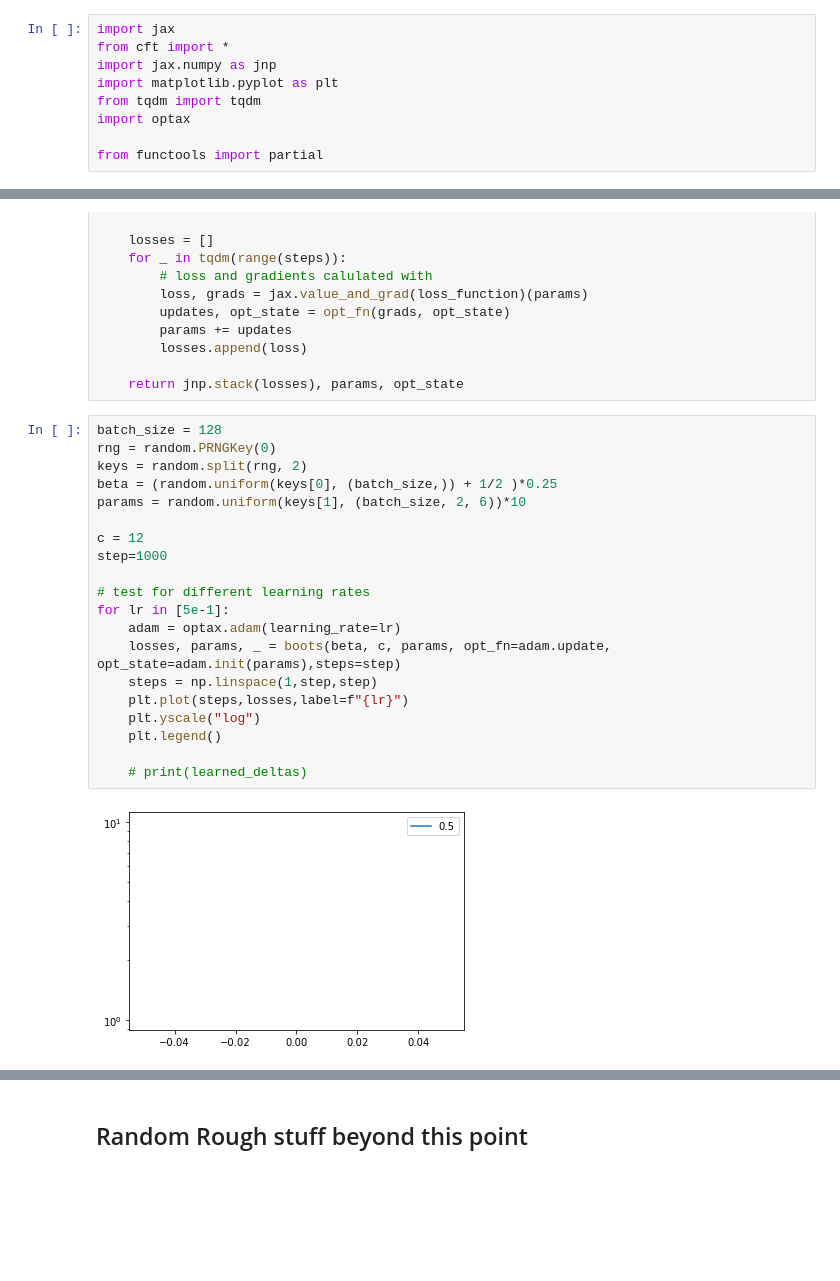
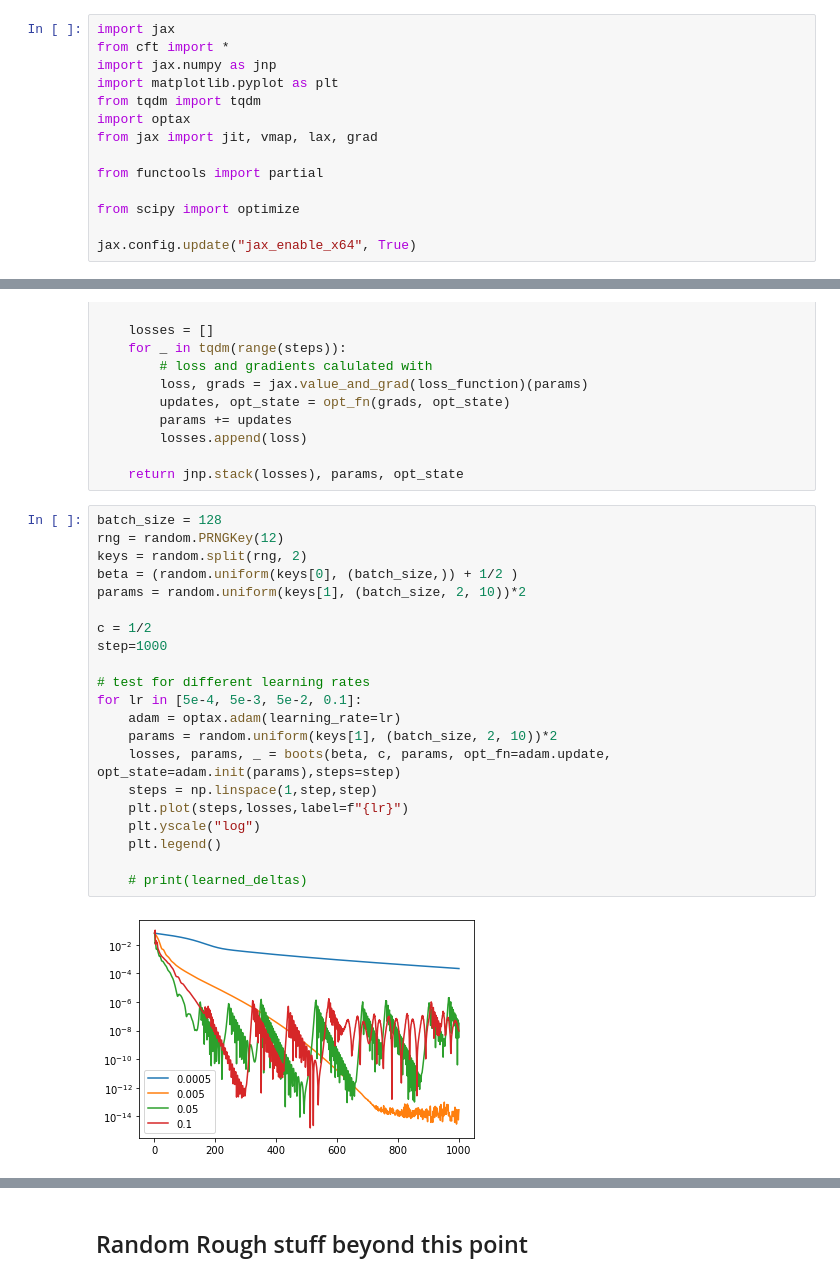
Before and after one commit to dgan181/modular-boostrap, a Jupyter notebook: boots.ipynb, the cells around one changed output, grey strips where cells are left out. Cells and saved outputs as stored; diff of their text form; blank space fills up the shorter version.

```diff
--- a/boots.ipynb
+++ b/boots.ipynb
@@ -5,8 +5,13 @@ import jax.numpy as jnp
 import matplotlib.pyplot as plt
 from tqdm import tqdm
 import optax
+from jax import jit, vmap, lax, grad
 
 from functools import partial
+
+from scipy import optimize
+
+jax.config.update("jax_enable_x64", True)
 # %%
 def boots(beta,c, params, opt_fn, opt_state, steps=100):
     """ finds deltas
@@ -39,24 +44,25 @@ def boots(beta,c, params, opt_fn, opt_state, steps=100):
     return jnp.stack(losses), params, opt_state
 # %%
 batch_size = 128
-rng = random.PRNGKey(0)
+rng = random.PRNGKey(12)
 keys = random.split(rng, 2)
-beta = (random.uniform(keys[0], (batch_size,)) + 1/2 )*0.25
-params = random.uniform(keys[1], (batch_size, 2, 6))*10
+beta = (random.uniform(keys[0], (batch_size,)) + 1/2 )
+params = random.uniform(keys[1], (batch_size, 2, 10))*2
 
-c = 12
+c = 1/2
 step=1000
 
 # test for different learning rates
-for lr in [5e-1]:
+for lr in [5e-4, 5e-3, 5e-2, 0.1]:
     adam = optax.adam(learning_rate=lr)
+    params = random.uniform(keys[1], (batch_size, 2, 10))*2
     losses, params, _ = boots(beta, c, params, opt_fn=adam.update, opt_state=adam.init(params),steps=step)
     steps = np.linspace(1,step,step)
     plt.plot(steps,losses,label=f"{lr}")
     plt.yscale("log")
     plt.legend()
 
     # print(learned_deltas)
 # %% [output]
-[figure, old version]
+[figure, new version]
 # %%
```
Also changed, not shown: parts of 10 cells of this notebook, 1 other file.
